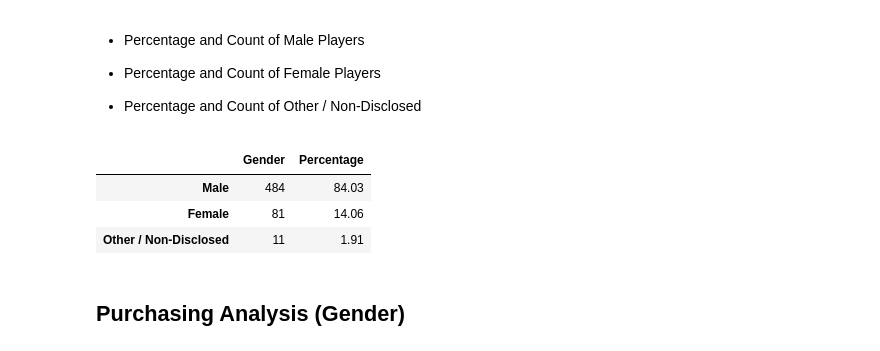
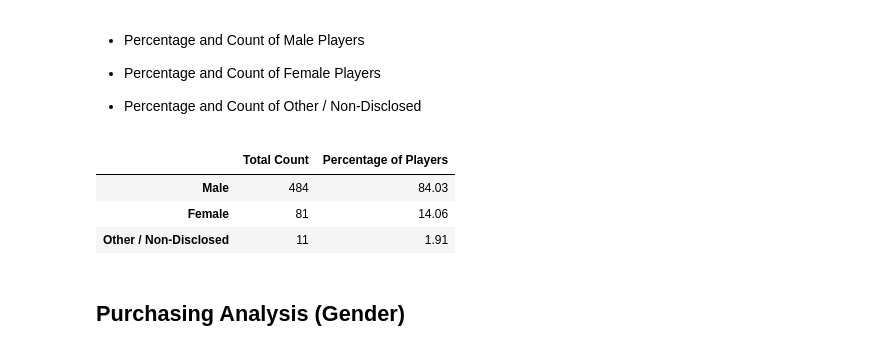
Before and after one commit to chenchcgt/pandas-challenge, a Jupyter notebook: HeroesOfPymoli/HeroesOfPymoli_starter.ipynb, the cells around one changed output. Saved outputs shown, nothing was run; the diff lists cells and outputs as text; code cells hidden in the pictures.

```diff
--- a/HeroesOfPymoli/HeroesOfPymoli_starter.ipynb
+++ b/HeroesOfPymoli/HeroesOfPymoli_starter.ipynb
@@ -91,29 +82,21 @@ summary_df.head()
 
 * Percentage and Count of Other / Non-Disclosed
 # %%
-# count_df = purchase_data["SN"].unique()
-# count_df = group_count_df.groupby("Gender")
-# count_df.head()
+
 group_count_df = purchase_data.loc[:,["SN","Gender"]]
 group_count_df = group_count_df.drop_duplicates()
-# group_count_df = group_count_df.groupby("Gender")
-
 
 count_group = group_count_df["Gender"].value_counts()
 count_df = count_group.to_frame()
 
+percentage = round(count_group / total_count *100,2)
 
-percentage = round(count_group / total_count *100,2)
-percentage
+count_df['Percentage of Players'] = percentage
 
-count_df['Percentage'] = percentage
-count_df.head()
-
-
-# count_df["Percentage"] = percentage_df
-# group_count_df.head()
+renamed_df1 = count_df.rename(columns={"Gender":"Total Count"})
+renamed_df1
 # %% [output]
-|  | Gender | Percentage |
+|  | Total Count | Percentage of Players |
 | Male | 484 | 84.03 |
 | Female | 81 | 14.06 |
 | Other / Non-Disclosed | 11 | 1.91 |
```
Also changed, not shown: parts of 10 cells of this notebook.
